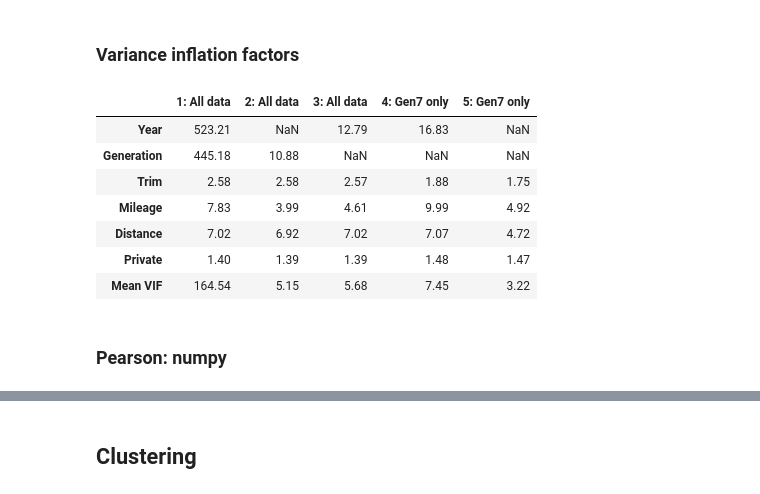
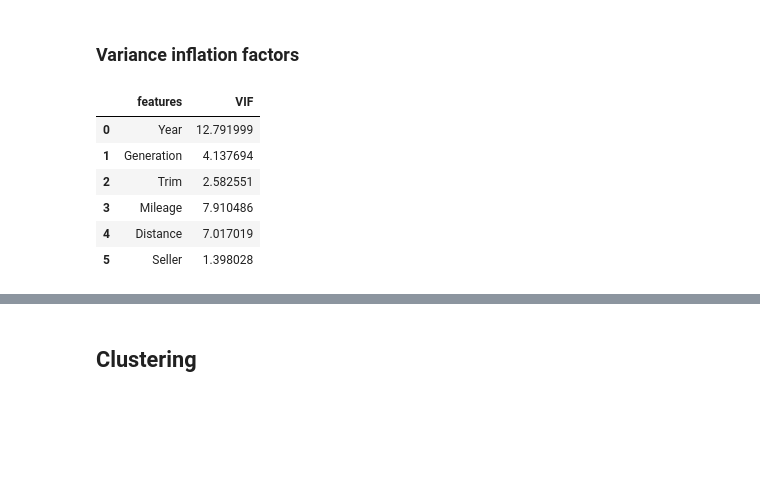
Before and after one commit to jamesdeluk/data-projects, a Jupyter notebook: st.ipynb, the cells around one changed output, grey strips where cells are left out. Drawn from its saved outputs; the diff is of its cells as text; code cells hidden in the pictures; blank space fills up the shorter version.

```diff
--- a/st.ipynb
+++ b/st.ipynb
@@ -56,0 +251,4 @@ data.describe(include='all')
+# %%
+# Remove my car
+data.drop(index=0, inplace=True)
+display(data.head())
@@ -56,0 +283,11 @@ data.describe(include='all')
+# %%
+# Fix outliers by manually checking raw data
+
+data[data['Year']==1100]
+data.loc[18, 'Year'] = 2020
+
+data[data['Year']==2025]
+data.loc[81, 'Year'] = 2016
+data.loc[111, 'Year'] = 2019
+
+data.describe(include='all')
@@ -228,52 +445,17 @@ histogramify(gen7_st3_private_data, 'private gen7 ST3s only')
 # %% [markdown]
 ### Variance inflation factors
 # %%
-def calculate_vif(variables, dataset_name):
-    vif_data = pd.DataFrame()
-    vif_data["features"] = variables.columns
-    vif_data["VIF"] = [variance_inflation_factor(variables.values, i) for i in range(variables.shape[1])]
-    return vif_data, dataset_name
-
-vif_sets = []
-
-variables = data[['Year', 'Generation', 'Trim', 'Mileage', 'Distance', 'Private']]
-vif_sets.append(calculate_vif(variables, 'All data'))
-
-variables = data[['Generation', 'Trim', 'Mileage', 'Distance', 'Private']]
-vif_sets.append(calculate_vif(variables, 'All data'))
-
-variables = data[['Year', 'Trim', 'Mileage', 'Distance', 'Private']]
-vif_sets.append(calculate_vif(variables, 'All data'))
-
-variables = gen7_data[['Year', 'Trim', 'Mileage', 'Distance', 'Private']]
-vif_sets.append(calculate_vif(variables, 'Gen7 only'))
-
-variables = gen7_data[['Trim', 'Mileage', 'Distance', 'Private']]
-vif_sets.append(calculate_vif(variables, 'Gen7 only'))
-
-vif_dict = {}
-for i, (vif_set, dataset_name) in enumerate(vif_sets, start=1):
-    vif_dict[f'{i}: {dataset_name}'] = vif_set.set_index('features')['VIF']
-
-combined_vif = pd.DataFrame(vif_dict)
-
-mean_vif = combined_vif.mean().rename('Mean VIF')
-combined_vif = pd.concat([combined_vif, mean_vif.to_frame().T])
-
-desired_order = ['Year', 'Generation', 'Trim', 'Mileage', 'Distance', 'Private', 'Mean VIF']
-combined_vif = combined_vif.reindex(desired_order)
-
-combined_vif = combined_vif.round(2)
-
-combined_vif
+variables = data[['Year', 'Generation', 'Trim', 'Mileage', 'Distance', 'Seller']]
+# variables = data[['Generation', 'Trim', 'Mileage', 'Distance', 'Seller']]
+# variables = data[['Year', 'Trim', 'Mileage', 'Distance', 'Seller']]
+# variables = gen7_data[['Year', 'Trim', 'Mileage', 'Distance', 'Seller']]
+# variables = gen7_data[['Trim', 'Mileage', 'Distance', 'Seller']]
+calculate_vif(variables)
 # %% [output]
-|  | 1: All data | 2: All data | 3: All data | 4: Gen7 only | 5: Gen7 only |
-| Year | 523.21 | NaN | 12.79 | 16.83 | NaN |
-| Generation | 445.18 | 10.88 | NaN | NaN | NaN |
-| Trim | 2.58 | 2.58 | 2.57 | 1.88 | 1.75 |
-| Mileage | 7.83 | 3.99 | 4.61 | 9.99 | 4.92 |
-| Distance | 7.02 | 6.92 | 7.02 | 7.07 | 4.72 |
-| Private | 1.40 | 1.39 | 1.39 | 1.48 | 1.47 |
-| Mean VIF | 164.54 | 5.15 | 5.68 | 7.45 | 3.22 |
+|  | features | VIF |
+| 0 | Year | 12.791999 |
+| 1 | Generation | 4.137694 |
+| 2 | Trim | 2.582551 |
+| 3 | Mileage | 7.910486 |
+| 4 | Distance | 7.017019 |
+| 5 | Seller | 1.398028 |
-# %% [markdown]
-### Pearson: numpy
```
Also changed, not shown: parts of 74 cells of this notebook, 3 other files.
